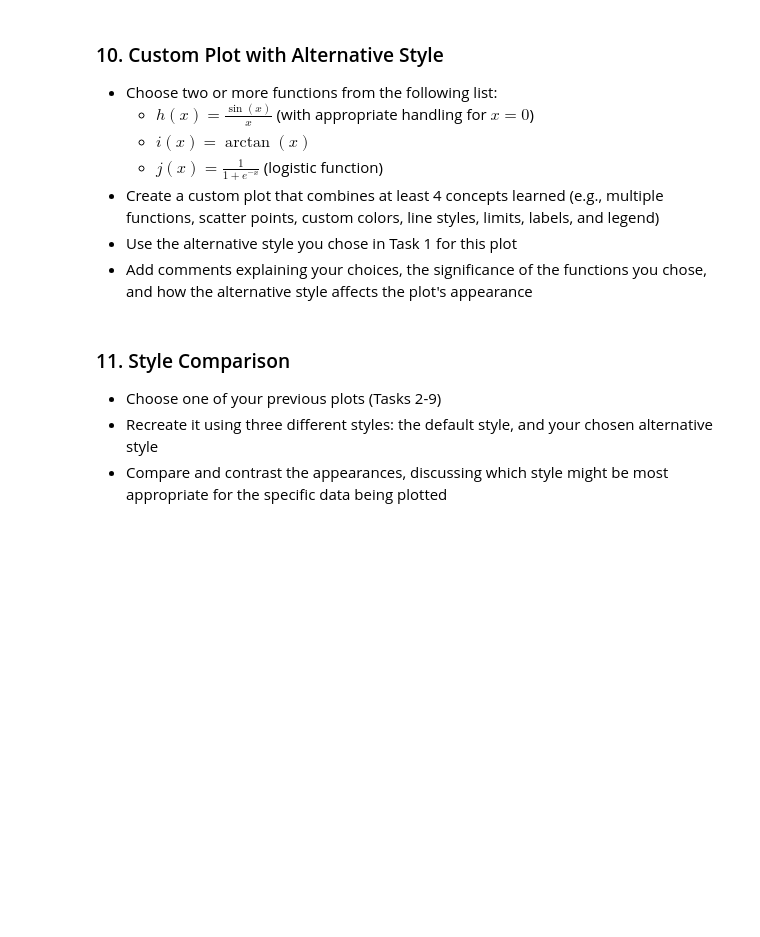
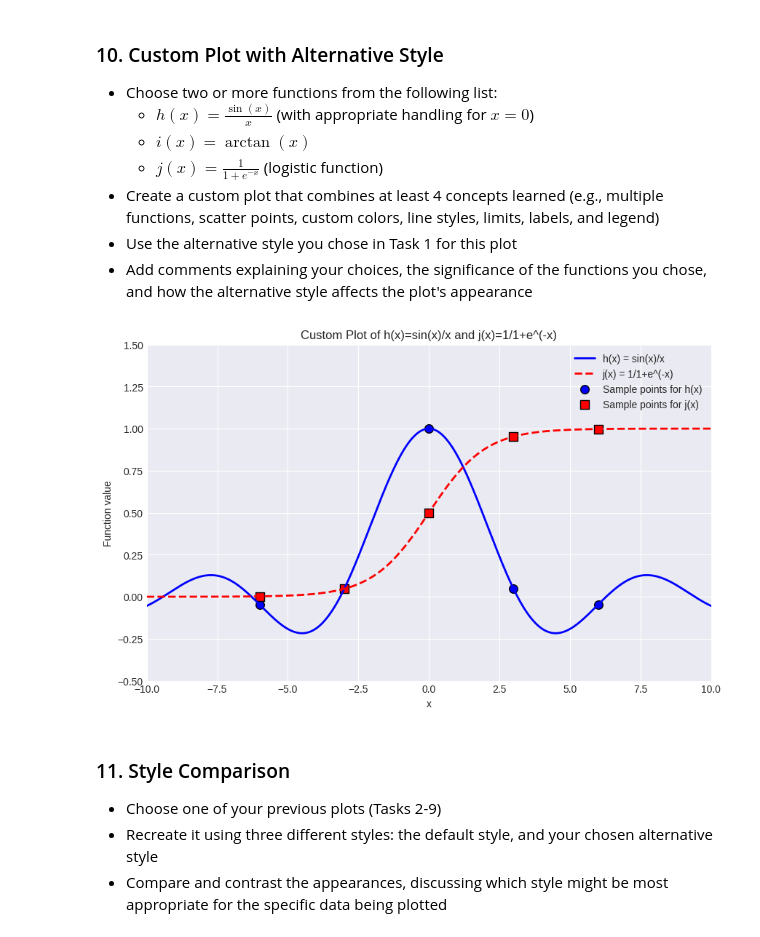
Before and after one commit to sudipto291088/Data110-Fall2025, a Jupyter notebook: Sudipto_Week3_Assignment_fall25.ipynb, the cells around one changed output. Drawn from its saved outputs; the diff is of its cells as text; code cells hidden in the pictures; blank space fills up the shorter version.

```diff
--- a/Sudipto_Week3_Assignment_fall25.ipynb
+++ b/Sudipto_Week3_Assignment_fall25.ipynb
@@ -589,3 +656,79 @@ plt.show()
+# %%
+# Your code needs to be here
+
+
+## Functions chosen: sinc (h(x)) and logistic (j(x)) — important in signal processing & machine learning.
+
+## Concepts used: multiple functions, scatter points, custom line styles/colors, axis limits, labels, legend.
+
+
+
+# Use an alternative style for a different look
+plt.style.use('seaborn-v0_8-darkgrid')
+
+# Define x values
+x = np.linspace(-10, 10, 500)
+
+# Define h(x) = sin(x)/x, handle x=0 separately
+h = np.sinc(x/np.pi)  # numpy's sinc is normalized: sinc(z) = sin(pi*z)/(pi*z)
+
+# Define j(x) = logistic function
+j = 1 / (1 + np.exp(-x))
+
+# Define some scatter points for illustration
+x_scatter = np.array([-6, -3, 0, 3, 6])
+h_scatter = np.sinc(x_scatter/np.pi)
+j_scatter = 1 / (1 + np.exp(-x_scatter))
+
+# Create the plot
+plt.figure(figsize=(10,6))
+
+plt.plot(x, h,
+         color='blue',
+         linestyle='-',
+         linewidth=2,
+         label= 'h(x) = sin(x)/x'
+         )
+
+# Plot j(x)
+plt.plot(x, j,
+         color='red',
+         linestyle='--',
+         linewidth=2,
+         label='j(x) = 1/1+e^(-x)')
+
+
+
+# Add scatter points for both functions
+plt.scatter(x_scatter, h_scatter,
+            color='blue',
+            marker='o',
+            s=70,
+            edgecolor='black',
+            label='Sample points for h(x)')
+
+
+
+plt.scatter(x_scatter, j_scatter,
+            color='red',
+            marker='s',
+            s=70,
+            edgecolor='black',
+            label='Sample points for j(x)')
+
+# Labels, title, legend
+plt.xlabel("x")
+plt.ylabel("Function value")
+plt.title("Custom Plot of h(x)=sin(x)/x and j(x)=1/1+e^(-x)")
+plt.legend(loc='upper right')
+
+# Custom axis limits
+plt.xlim(-10, 10)
+plt.ylim(-0.5, 1.5)
+
+plt.show()
+# %% [output]
+[figure, added]
 # %% [markdown]
 ### 11. Style Comparison
 
```
Also changed, not shown: parts of 6 cells of this notebook.
